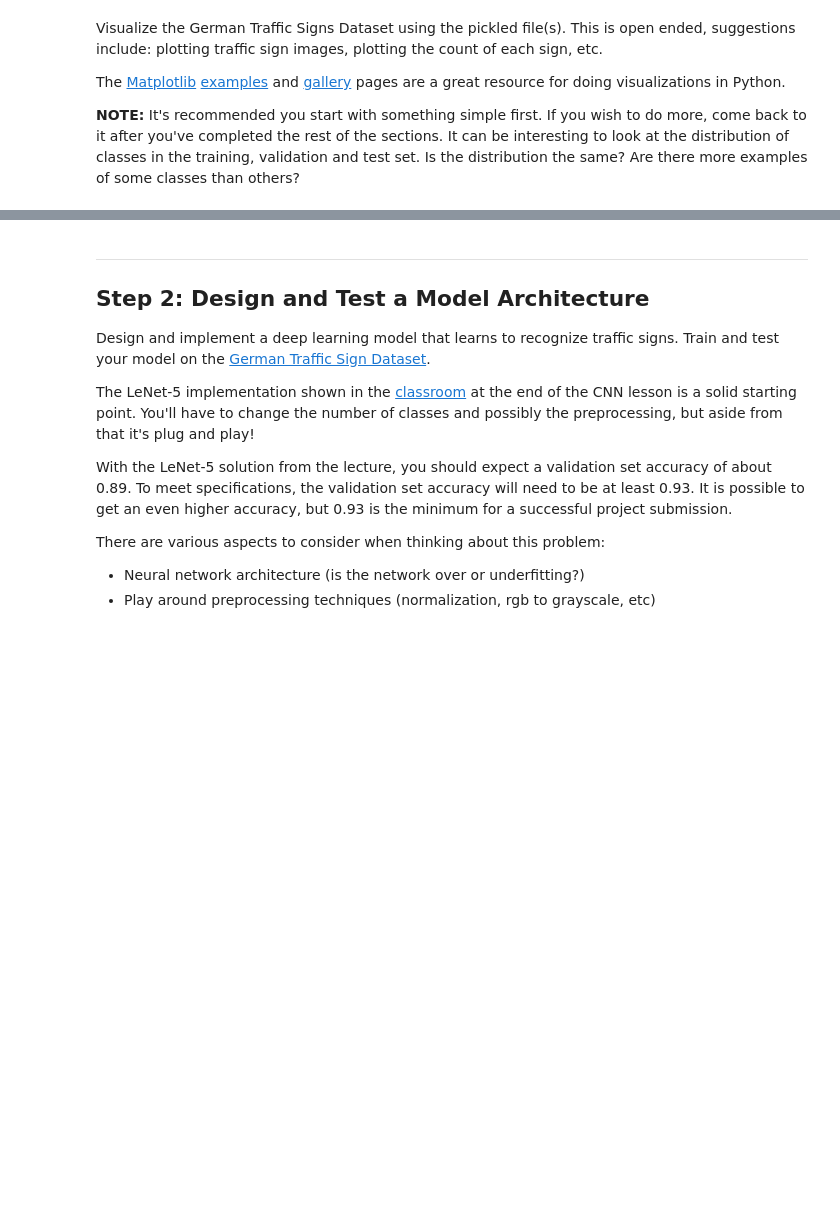
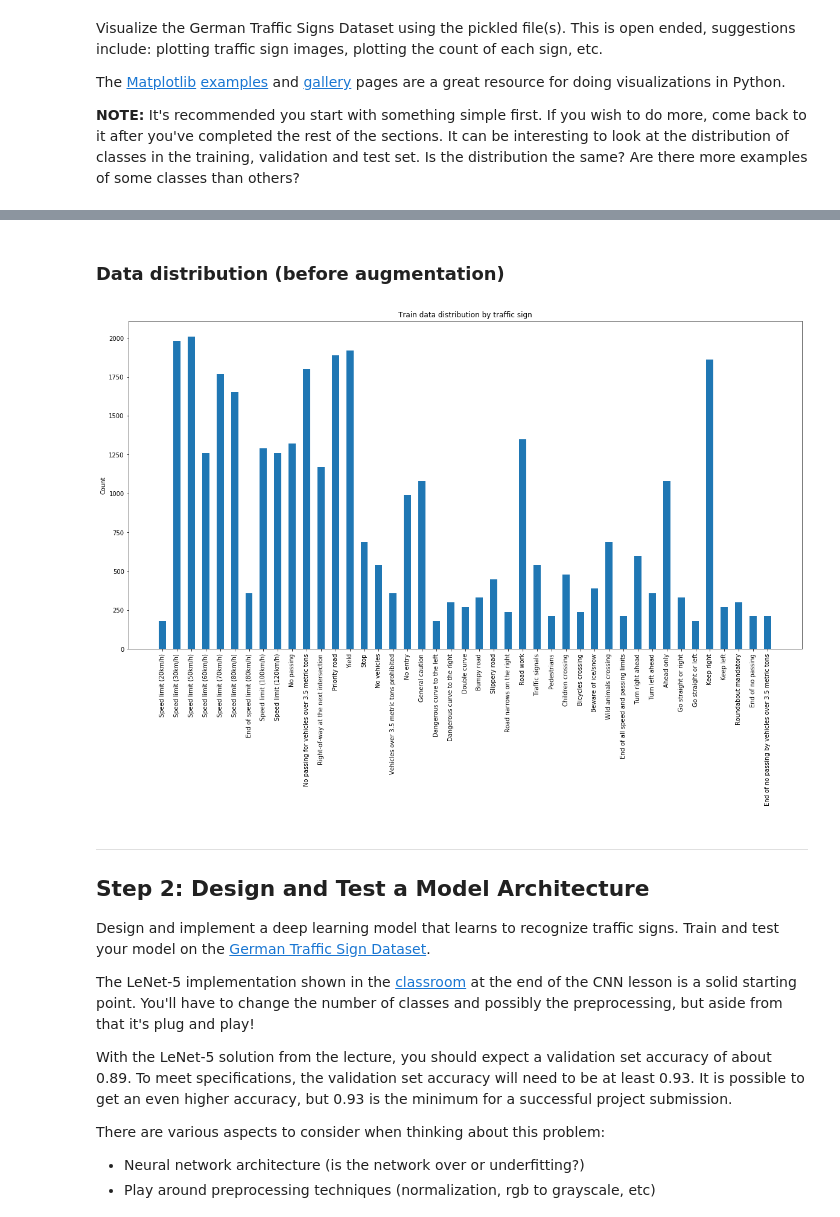
Before and after one commit to prasadpamidi/CarND-Traffic-Sign-Classifier-Project, a Jupyter notebook: Traffic_Sign_Classifier.ipynb, the cells around one changed output, grey strips where cells are left out. Saved outputs shown, nothing was run; the diff lists cells and outputs as text; code cells hidden in the pictures; blank space fills up the shorter version.

```diff
--- a/Traffic_Sign_Classifier.ipynb
+++ b/Traffic_Sign_Classifier.ipynb
@@ -122,3 +122,23 @@ plt.show()
+# %% [markdown]
+### Data distribution (before augmentation)
+# %%
+import matplotlib.pyplot as plt; plt.rcdefaults()
+import matplotlib.pyplot as plt
+
+%matplotlib inline
+
+unique_class_ids, class_counts = np.unique(y_train, return_counts=True)
+y_pos = np.arange(len(unique_class_ids))
+
+plt.figure(figsize=(20, 10))
+plt.bar(y_pos, class_counts, align='center', width=0.5)
+plt.xticks(y_pos, np.array(signs.as_matrix(columns=signs.columns[1:])).ravel(), rotation='vertical')
+plt.ylabel('Count')
+plt.title('Train data distribution by traffic sign')
+
+plt.show()
+# %% [output]
+[figure, added]
 # %% [markdown]
 ----
 
```
Also changed, not shown: parts of 13 cells of this notebook, 11 other files.
